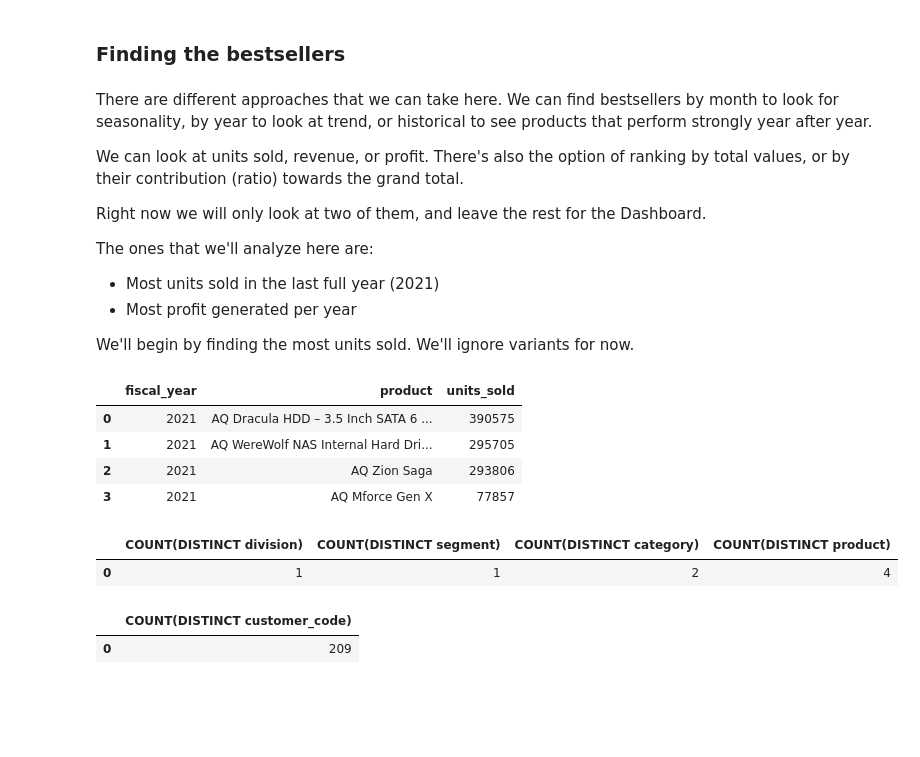
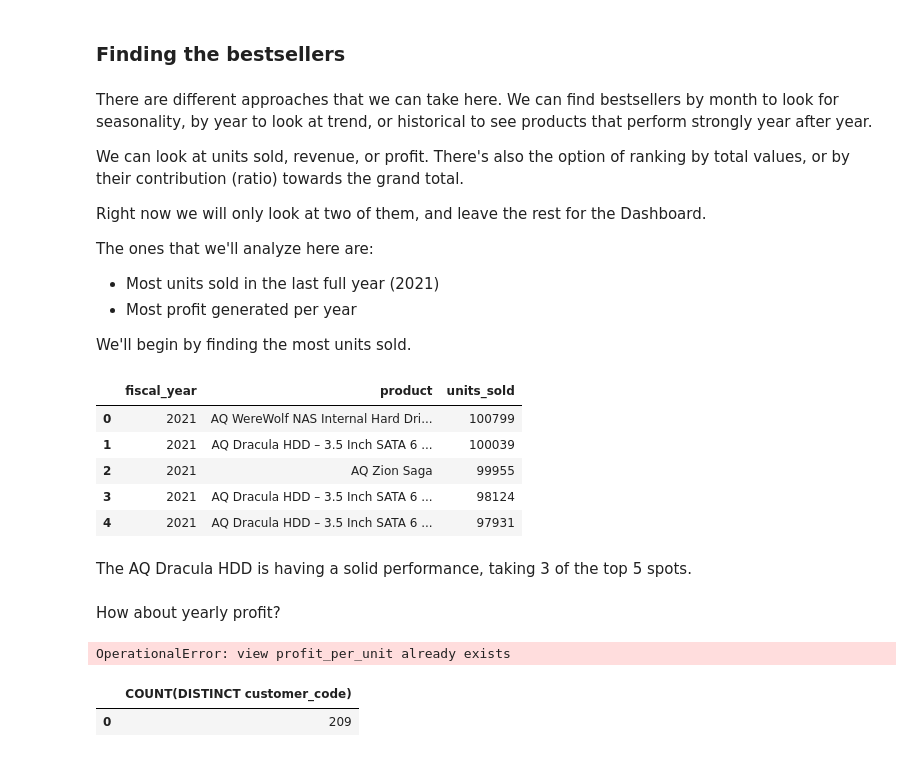
Before and after one commit to Silverscale/AtliQ_Products_Analysis, a Jupyter notebook: atliq_product_analysis.ipynb, the cells around one changed output. Drawn from its saved outputs; the diff is of its cells as text; code cells hidden in the pictures; blank space fills up the shorter version.

Commit message:
WIP Profit view

```diff
--- a/atliq_product_analysis.ipynb
+++ b/atliq_product_analysis.ipynb
@@ -753,29 +757,50 @@ The ones that we'll analyze here are:
 - Most units sold in the last full year (2021)
 - Most profit generated per year
 
-We'll begin by finding the most units sold. We'll ignore variants for now.
+We'll begin by finding the most units sold.
 # %%
 query = """
 SELECT fiscal_year, product, SUM(sold_quantity) AS units_sold
 FROM fact_sales_monthly
     JOIN dim_product
     ON fact_sales_monthly.product_code = dim_product.product_code
 WHERE fiscal_year = 2021
-GROUP BY fiscal_year, dim_product.product
+GROUP BY fiscal_year, dim_product.product_code
 ORDER BY units_sold DESC
 """
 
 best_sell_df = pd.read_sql_query(query, con)
-best_sell_df.head(10)
+best_sell_df.head(5)
 # %% [output]
 |  | fiscal_year | product | units_sold |
-| 0 | 2021 | AQ Dracula HDD – 3.5 Inch SATA 6 ... | 390575 |
-| 1 | 2021 | AQ WereWolf NAS Internal Hard Dri... | 295705 |
-| 2 | 2021 | AQ Zion Saga | 293806 |
-| 3 | 2021 | AQ Mforce Gen X | 77857 |
+| 0 | 2021 | AQ WereWolf NAS Internal Hard Dri... | 100799 |
+| 1 | 2021 | AQ Dracula HDD – 3.5 Inch SATA 6 ... | 100039 |
+| 2 | 2021 | AQ Zion Saga | 99955 |
+| 3 | 2021 | AQ Dracula HDD – 3.5 Inch SATA 6 ... | 98124 |
+| 4 | 2021 | AQ Dracula HDD – 3.5 Inch SATA 6 ... | 97931 |
+# %% [markdown]
+The AQ Dracula HDD is having a solid performance, taking 3 of the top 5 spots.
+# %% [markdown]
+How about yearly profit?
+# %%
+# Yearly profit
+# First we'll create a view with the profit per unit. It'll be useful later.
+
+query = """
+CREATE VIEW profit_per_unit AS
+SELECT fiscal_year, fact_gross_price.product_code, (gross_price - manufacturing_cost) as ppu
+FROM fact_gross_price
+    JOIN fact_manufacturing_cost
+    ON (
+        fact_gross_price.product_code = fact_manufacturing_cost.product_code
+        AND fact_gross_price.fiscal_year = fact_manufacturing_cost.cost_year)
+"""
+con.execute(query);
+# %% [output]
+OperationalError: view profit_per_unit already exists
 # %%
 query = """
-SELECT COUNT(DISTINCT division), COUNT(DISTINCT segment), COUNT(DISTINCT category),  COUNT(DISTINCT product)
+SELECT product_code, product, fiscal_year, (SUM(sold_quantity) * profit_per_unit.ppu))
 FROM fact_sales_monthly
     LEFT JOIN dim_product
     ON fact_sales_monthly.product_code = dim_product.product_code
@@ -783,9 +808,6 @@ FROM fact_sales_monthly
 
 best_sell_df = pd.read_sql_query(query, con)
 best_sell_df
-# %% [output]
-|  | COUNT(DISTINCT division) | COUNT(DISTINCT segment) | COUNT(DISTINCT category) | COUNT(DISTINCT product) |
-| 0 | 1 | 1 | 2 | 4 |
 # %%
 query = """
 SELECT COUNT(DISTINCT customer_code)
```
Also changed, not shown: parts of 9 cells of this notebook.
